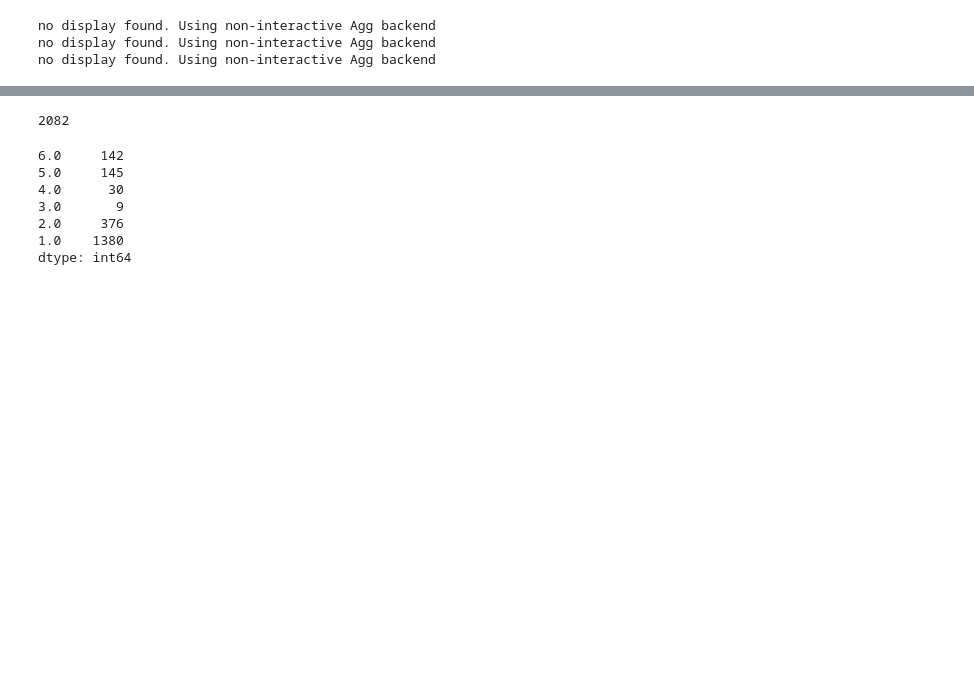
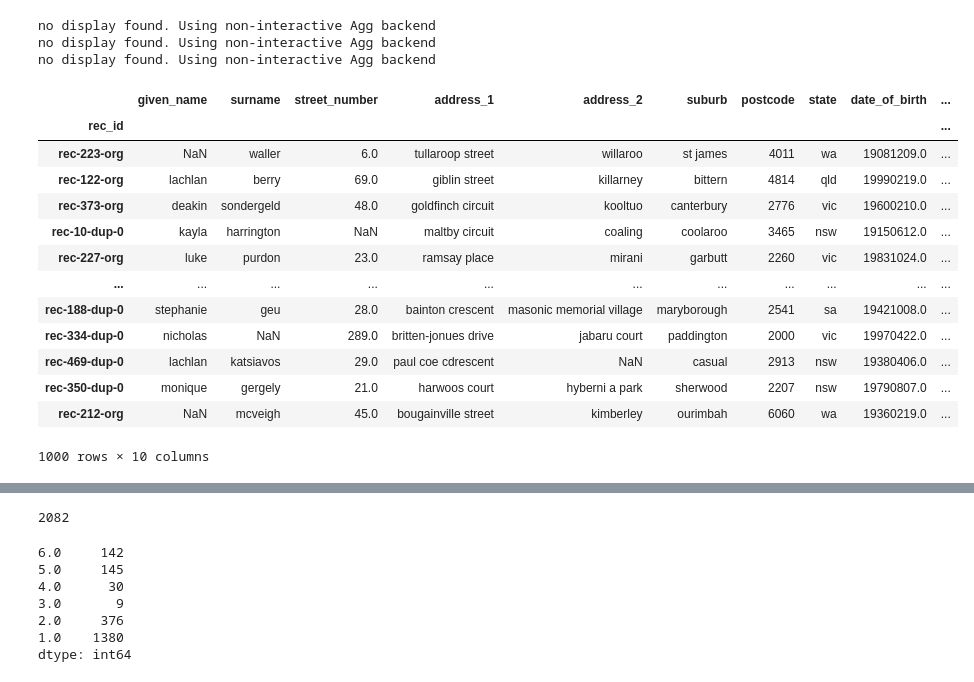
Before and after one commit to jim-g-n/nidmod, a Jupyter notebook: netdiffanalyse/examples/deduplication_test.ipynb, the cells around one changed output, grey strips where cells are left out. Saved outputs shown, nothing was run; the diff lists cells and outputs as text; code cells hidden in the pictures; blank space fills up the shorter version.

```diff
--- a/netdiffanalyse/examples/deduplication_test.ipynb
+++ b/netdiffanalyse/examples/deduplication_test.ipynb
@@ -24,6 +24,23 @@ test_matches = np.load('dedup_test_matches.npy', allow_pickle = True)
 test_matches = pd.MultiIndex.from_tuples(test_matches)
 
 test_graph = nx.read_gml('dedup_test_graph.gml')
+# %%
+test_df
+# %% [output]
+|  | given_name | surname | street_number | address_1 | address_2 | suburb | postcode | state | date_of_birth | ... |
+| rec_id |  |  |  |  |  |  |  |  |  | ... |
+| rec-223-org | NaN | waller | 6.0 | tullaroop street | willaroo | st james | 4011 | wa | 19081209.0 | ... |
+| rec-122-org | lachlan | berry | 69.0 | giblin street | killarney | bittern | 4814 | qld | 19990219.0 | ... |
+| rec-373-org | deakin | sondergeld | 48.0 | goldfinch circuit | kooltuo | canterbury | 2776 | vic | 19600210.0 | ... |
+| rec-10-dup-0 | kayla | harrington | NaN | maltby circuit | coaling | coolaroo | 3465 | nsw | 19150612.0 | ... |
+| rec-227-org | luke | purdon | 23.0 | ramsay place | mirani | garbutt | 2260 | vic | 19831024.0 | ... |
+| ... | ... | ... | ... | ... | ... | ... | ... | ... | ... | ... |
+| rec-188-dup-0 | stephanie | geu | 28.0 | bainton crescent | masonic memorial village | maryborough | 2541 | sa | 19421008.0 | ... |
+| rec-334-dup-0 | nicholas | NaN | 289.0 | britten-jonues drive | jabaru court | paddington | 2000 | vic | 19970422.0 | ... |
+| rec-469-dup-0 | lachlan | katsiavos | 29.0 | paul coe cdrescent | NaN | casual | 2913 | nsw | 19380406.0 | ... |
+| rec-350-dup-0 | monique | gergely | 21.0 | harwoos court | hyberni a park | sherwood | 2207 | nsw | 19790807.0 | ... |
+| rec-212-org | NaN | mcveigh | 45.0 | bougainville street | kimberley | ourimbah | 6060 | wa | 19360219.0 | ... |
+1000 rows × 10 columns
 # %%
 test_dict = test_df.to_dict()
 full_graph_attr = test_graph.copy()
```
Also changed, not shown: parts of 7 cells of this notebook, 10 other files.
